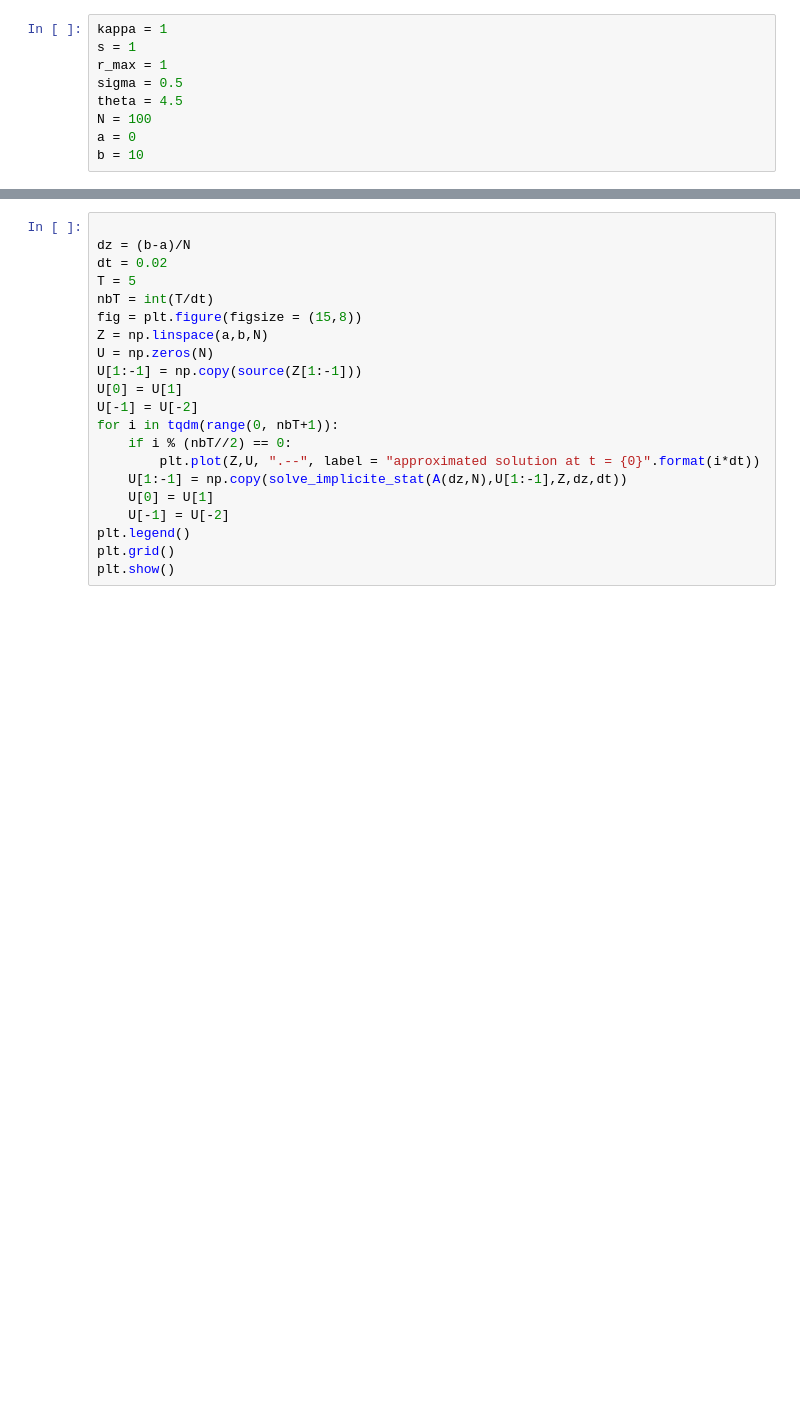
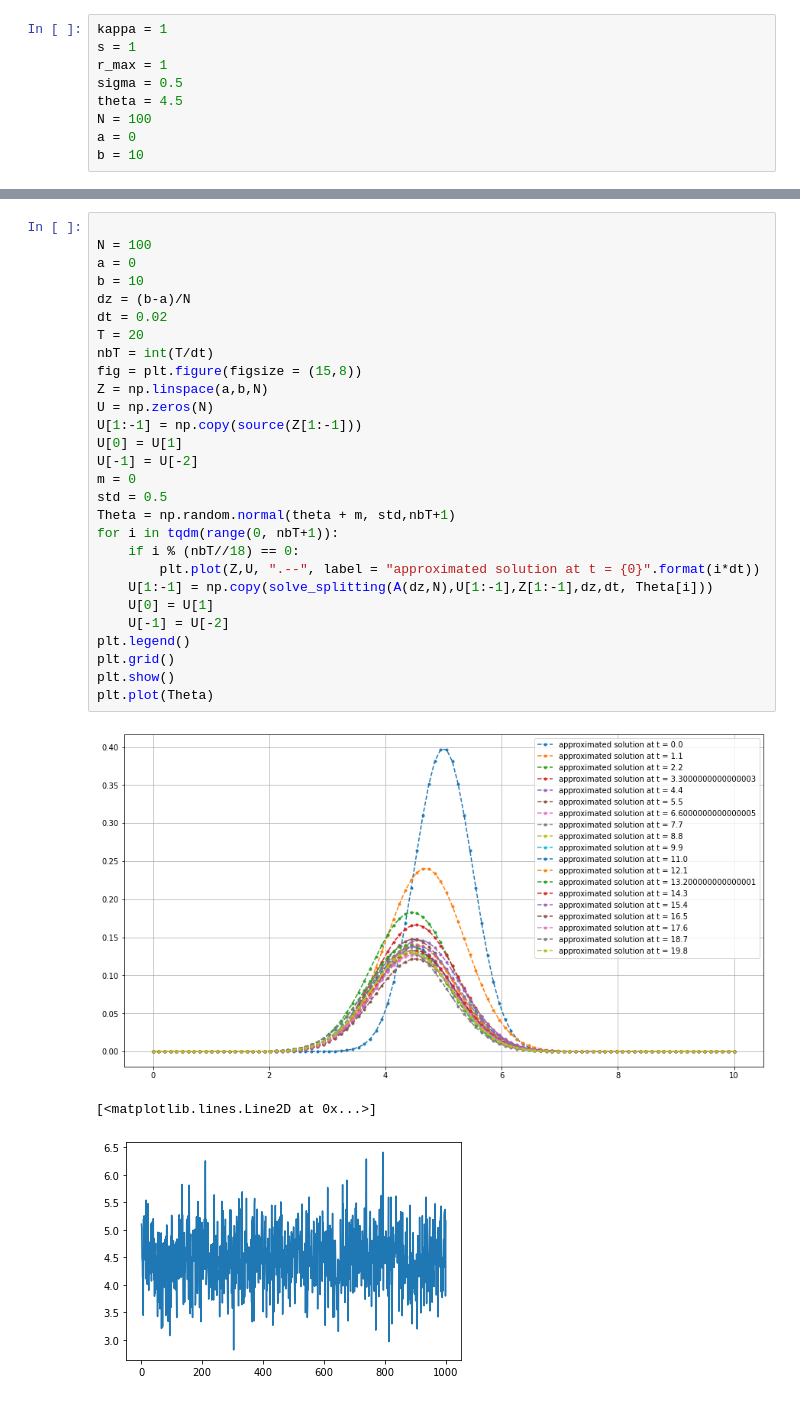
Before and after one commit to pjbenard/Projet_5A_EDP_Bio, a Jupyter notebook: model_1.ipynb, the cells around one changed output, grey strips where cells are left out. Saved outputs shown, nothing was run; the diff lists cells and outputs as text; blank space fills up the shorter version.

```diff
--- a/model_1.ipynb
+++ b/model_1.ipynb
@@ -156,21 +171,32 @@ np.var(U/rho)
 # %%
 
+N = 100
+a = 0
+b = 10
 dz = (b-a)/N
 dt = 0.02
-T = 5
+T = 20
 nbT = int(T/dt)
 fig = plt.figure(figsize = (15,8))
 Z = np.linspace(a,b,N)
 U = np.zeros(N)
 U[1:-1] = np.copy(source(Z[1:-1]))
 U[0] = U[1]
 U[-1] = U[-2]
+m = 0
+std = 0.5
+Theta = np.random.normal(theta + m, std,nbT+1)
 for i in tqdm(range(0, nbT+1)):
-    if i % (nbT//2) == 0:
+    if i % (nbT//18) == 0:
         plt.plot(Z,U, ".--", label = "approximated solution at t = {0}".format(i*dt))
-    U[1:-1] = np.copy(solve_implicite_stat(A(dz,N),U[1:-1],Z,dz,dt))
+    U[1:-1] = np.copy(solve_splitting(A(dz,N),U[1:-1],Z[1:-1],dz,dt, Theta[i]))
     U[0] = U[1]
     U[-1] = U[-2]
 plt.legend()
 plt.grid()
 plt.show()
+plt.plot(Theta)
+# %% [output]
+[figure, added]
+[<matplotlib.lines.Line2D at 0x...>]
+[figure, added]
```
Also changed, not shown: parts of 12 cells of this notebook.
